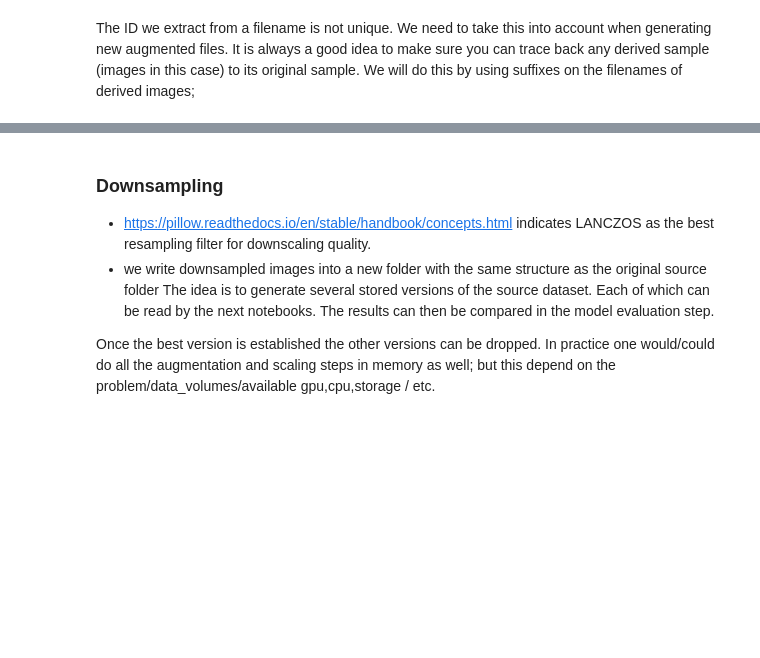
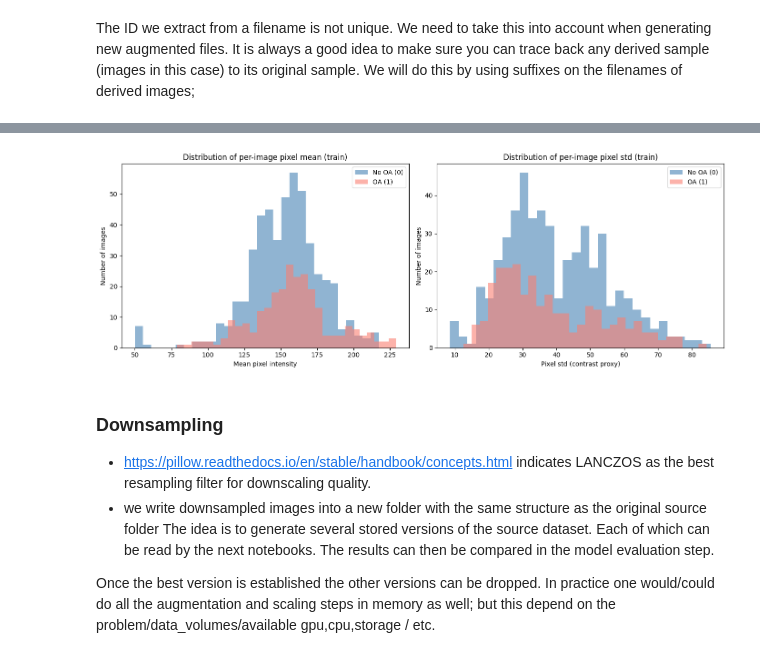
Before and after one commit to cornelka/ugentAI_kneeOA, a Jupyter notebook: notebooks/1_preprocessing/preprocessing.ipynb, the cells around one changed output, grey strips where cells are left out. Saved outputs shown, nothing was run; the diff lists cells and outputs as text; code cells hidden in the pictures; blank space fills up the shorter version.

```diff
--- a/notebooks/1_preprocessing/preprocessing.ipynb
+++ b/notebooks/1_preprocessing/preprocessing.ipynb
@@ -252,3 +331,30 @@ We will do this by using suffixes on the filenames of derived images;
+# %%
+train_stats = images_stats_df[images_stats_df["split"] == "train"]
+
+fig, axes = plt.subplots(1, 2, figsize=(14, 5))
+
+# Per-image mean distribution by class
+for label, color, name in [("0", "steelblue", "No OA (0)"), ("1", "salmon", "OA (1)")]:
+    subset = train_stats[train_stats["label"] == label]["pixel_mean"]
+    axes[0].hist(subset, bins=30, alpha=0.6, color=color, label=name)
+axes[0].set_title("Distribution of per-image pixel mean (train)")
+axes[0].set_xlabel("Mean pixel intensity")
+axes[0].set_ylabel("Number of images")
+axes[0].legend()
+
+# Per-image std distribution by class
+for label, color, name in [("0", "steelblue", "No OA (0)"), ("1", "salmon", "OA (1)")]:
+    subset = train_stats[train_stats["label"] == label]["pixel_std"]
+    axes[1].hist(subset, bins=30, alpha=0.6, color=color, label=name)
+axes[1].set_title("Distribution of per-image pixel std (train)")
+axes[1].set_xlabel("Pixel std (contrast proxy)")
+axes[1].set_ylabel("Number of images")
+axes[1].legend()
+
+plt.tight_layout()
+plt.show()
+# %% [output]
+[figure, added]
 # %% [markdown]
 ### Downsampling
 - https://pillow.readthedocs.io/en/stable/handbook/concepts.html  indicates LANCZOS as the best resampling filter for downscaling quality.
```
Also changed, not shown: parts of 11 cells of this notebook.
